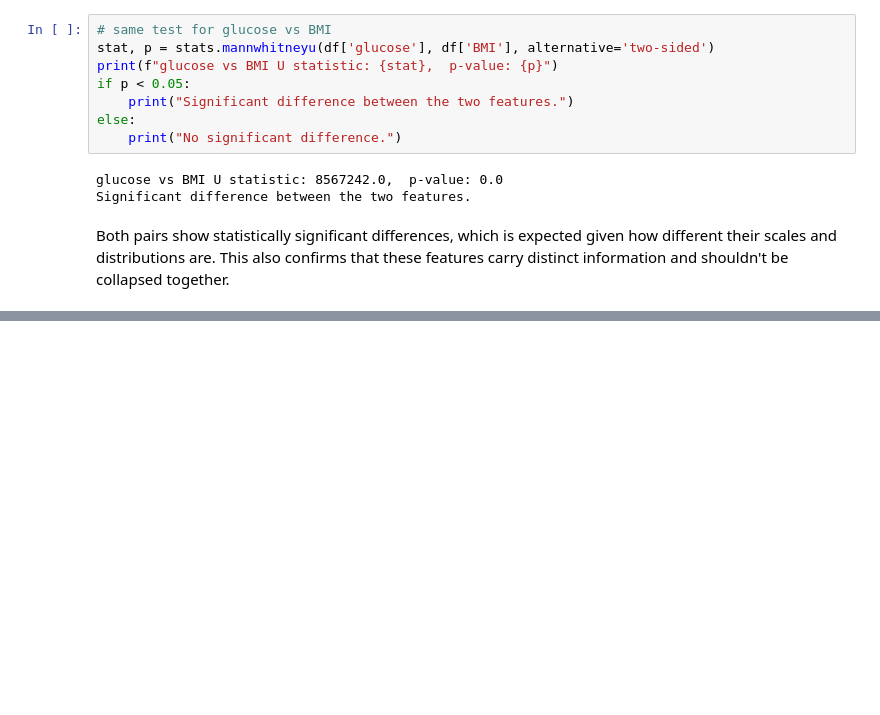
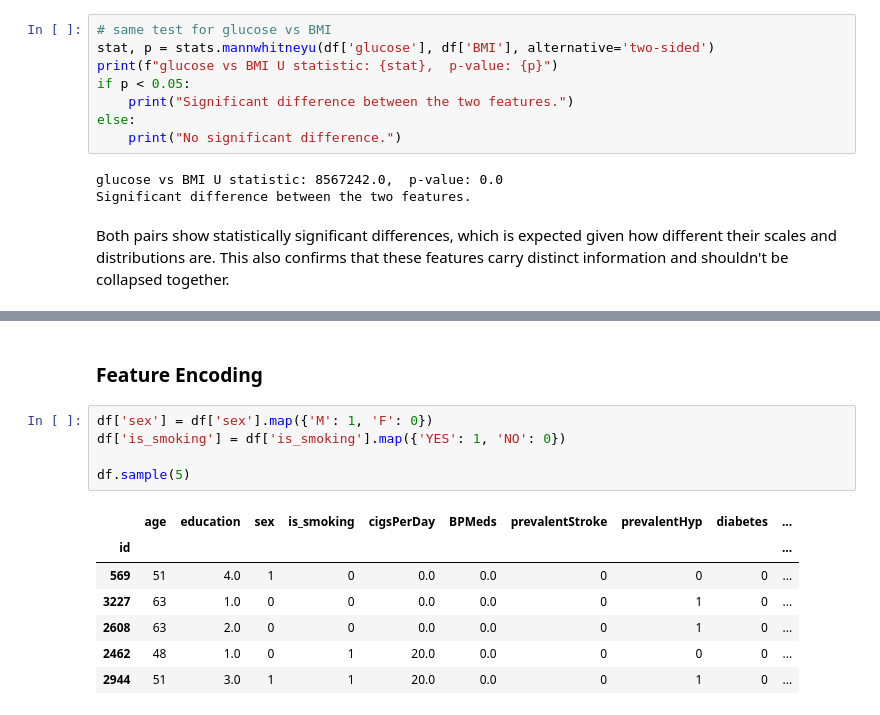
Before and after one commit to mtfattahpour/chd-prediction, a Jupyter notebook: notebooks/eda.ipynb, the cells around one changed output, grey strips where cells are left out. Saved outputs shown, nothing was run; the diff lists cells and outputs as text; blank space fills up the shorter version.

```diff
--- a/notebooks/eda.ipynb
+++ b/notebooks/eda.ipynb
@@ -456,0 +486,15 @@ Both pairs show statistically significant differences, which is expected given h
+# %% [markdown]
+### Feature Encoding
+# %%
+df['sex'] = df['sex'].map({'M': 1, 'F': 0})
+df['is_smoking'] = df['is_smoking'].map({'YES': 1, 'NO': 0})
+
+df.sample(5)
+# %% [output]
+|  | age | education | sex | is_smoking | cigsPerDay | BPMeds | prevalentStroke | prevalentHyp | diabetes | ... |
+| id |  |  |  |  |  |  |  |  |  | ... |
+| 569 | 51 | 4.0 | 1 | 0 | 0.0 | 0.0 | 0 | 0 | 0 | ... |
+| 3227 | 63 | 1.0 | 0 | 0 | 0.0 | 0.0 | 0 | 1 | 0 | ... |
+| 2608 | 63 | 2.0 | 0 | 0 | 0.0 | 0.0 | 0 | 1 | 0 | ... |
+| 2462 | 48 | 1.0 | 0 | 1 | 20.0 | 0.0 | 0 | 0 | 0 | ... |
+| 2944 | 51 | 3.0 | 1 | 1 | 20.0 | 0.0 | 0 | 1 | 0 | ... |
```
Also changed, not shown: parts of 11 cells of this notebook.
